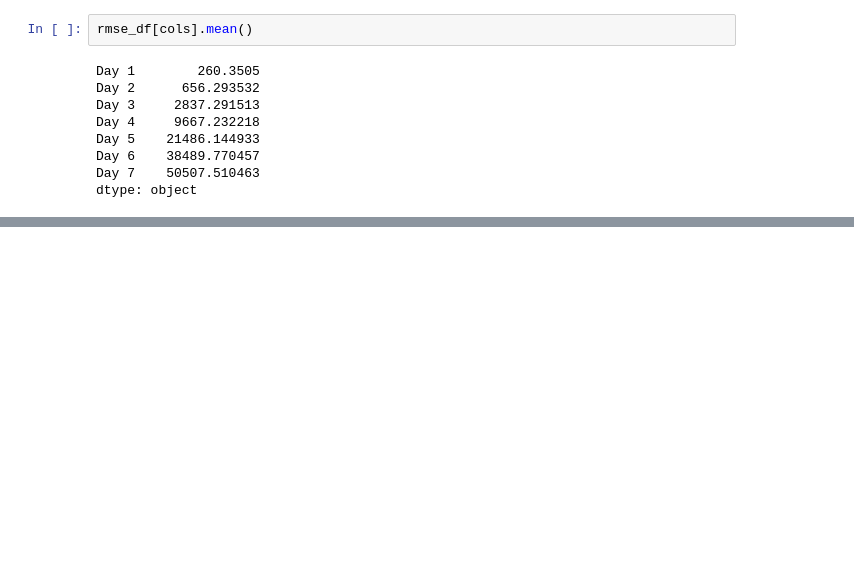
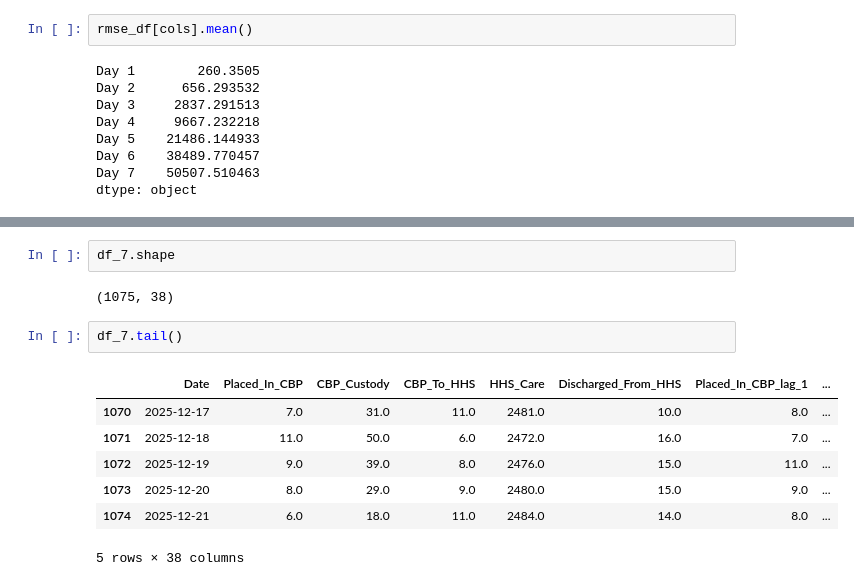
Before and after one commit to amithvardhan99/resume-projects, a Jupyter notebook: Predictive Forecasting of Care Load & Placement Demand/notebook.ipynb, the cells around one changed output, grey strips where cells are left out. Saved outputs shown, nothing was run; the diff lists cells and outputs as text; blank space fills up the shorter version.

```diff
--- a/Predictive Forecasting of Care Load & Placement Demand/notebook.ipynb
+++ b/Predictive Forecasting of Care Load & Placement Demand/notebook.ipynb
@@ -1042,0 +1109,14 @@ dtype: object
+# %%
+df_7.shape
+# %% [output]
+(1075, 38)
+# %%
+df_7.tail()
+# %% [output]
+|  | Date | Placed_In_CBP | CBP_Custody | CBP_To_HHS | HHS_Care | Discharged_From_HHS | Placed_In_CBP_lag_1 | ... |
+| 1070 | 2025-12-17 | 7.0 | 31.0 | 11.0 | 2481.0 | 10.0 | 8.0 | ... |
+| 1071 | 2025-12-18 | 11.0 | 50.0 | 6.0 | 2472.0 | 16.0 | 7.0 | ... |
+| 1072 | 2025-12-19 | 9.0 | 39.0 | 8.0 | 2476.0 | 15.0 | 11.0 | ... |
+| 1073 | 2025-12-20 | 8.0 | 29.0 | 9.0 | 2480.0 | 15.0 | 9.0 | ... |
+| 1074 | 2025-12-21 | 6.0 | 18.0 | 11.0 | 2484.0 | 14.0 | 8.0 | ... |
+5 rows × 38 columns
```
Also changed, not shown: parts of 11 cells of this notebook.
